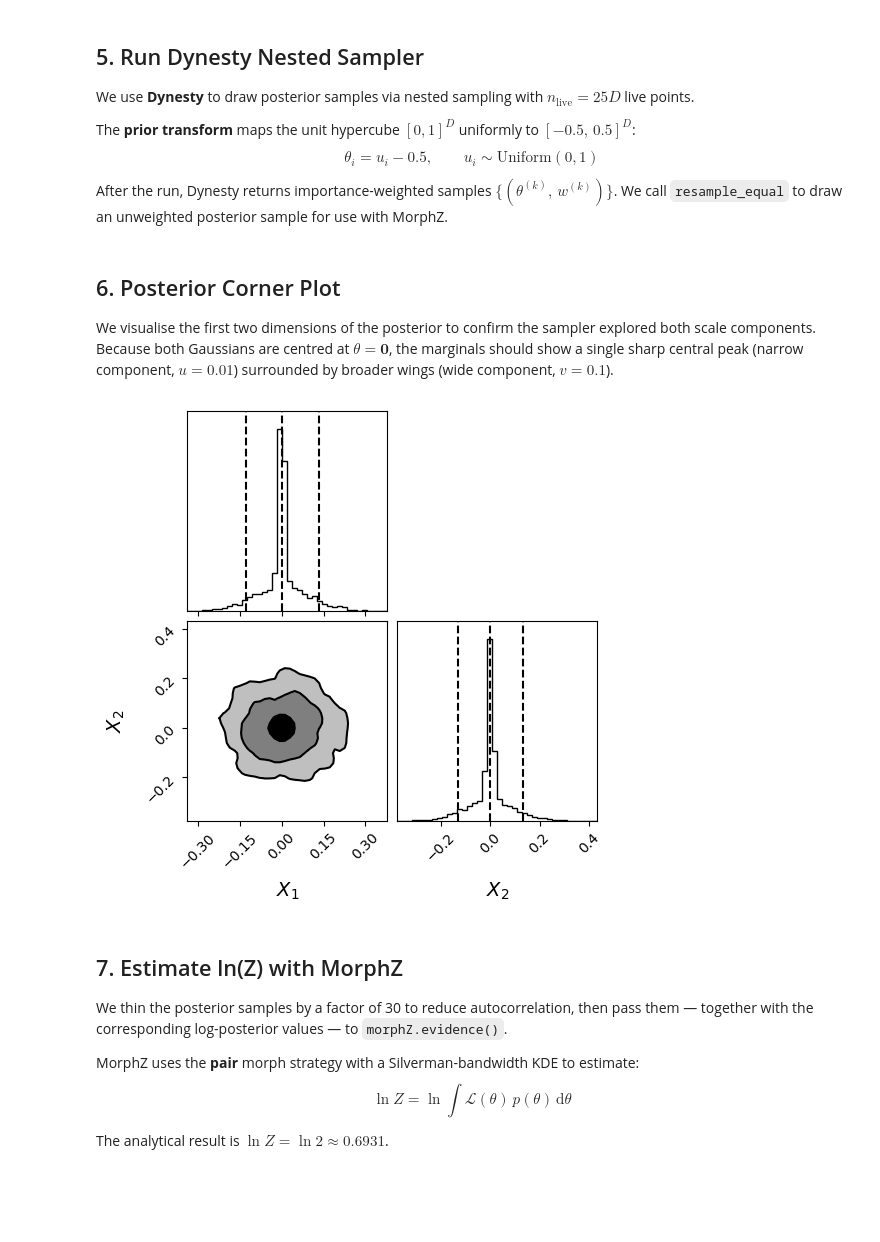
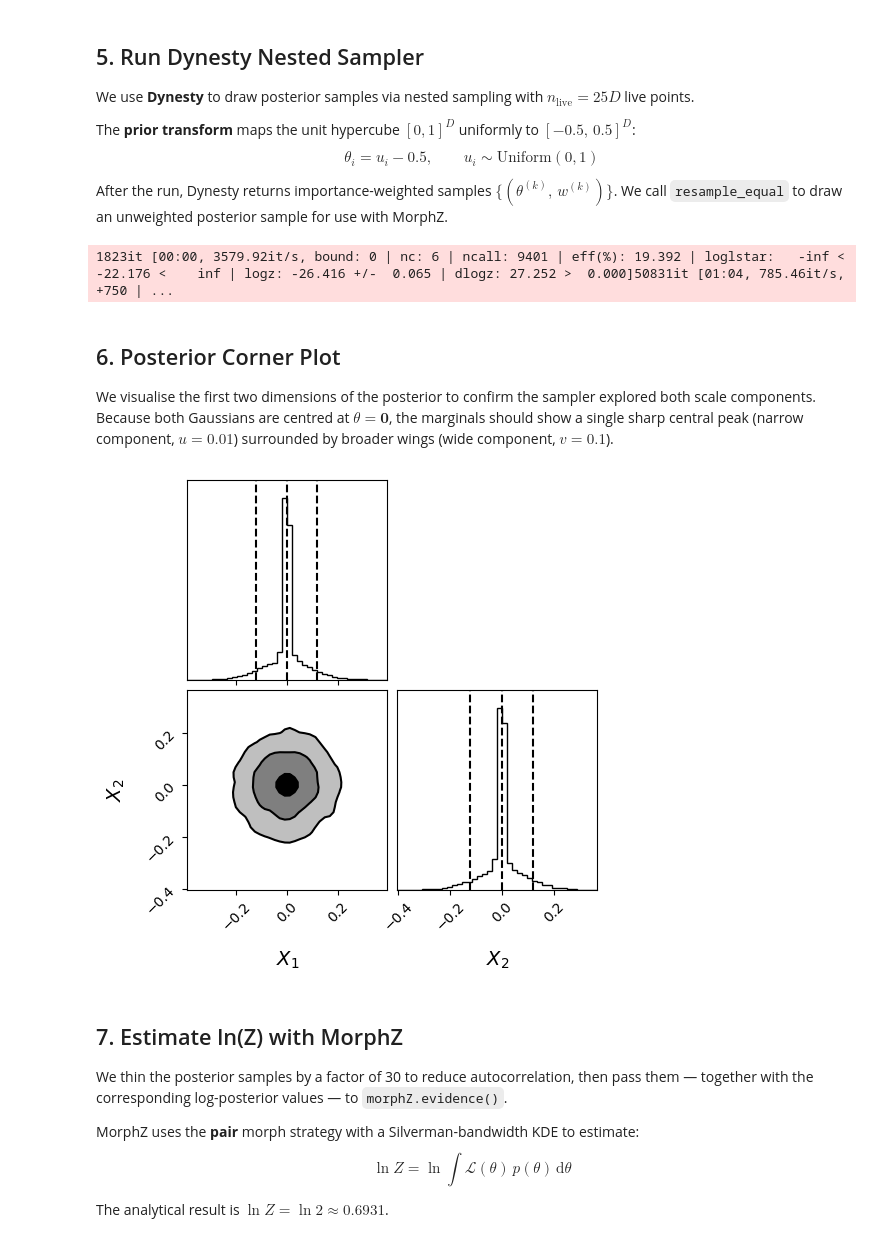
Before and after one commit to EL-MZ/MINS, a Jupyter notebook: examples/peak_sampling.ipynb, the cells around one changed output. Cells and saved outputs as stored; diff of their text form; code cells hidden in the pictures; blank space fills up the shorter version.

```diff
--- a/examples/peak_sampling.ipynb
+++ b/examples/peak_sampling.ipynb
@@ -135,9 +135,9 @@ $$
 After the run, Dynesty returns importance-weighted samples $\{(\theta^{(k)},\, w^{(k)})\}$. We call `resample_equal` to draw an unweighted posterior sample for use with MorphZ.
 # %%
 
-ndim = 10  # number of parameters/dimensions
+ndim = 15  # number of parameters/dimensions
 # nlive = 20 * ndim  # number of live points (analogous to nwalkers)
-nlive = 25 * ndim  # number of live points (analogous to nwalkers)
+nlive = 2*25 * ndim  # number of live points (analogous to nwalkers)
 
 
 
@@ -158,7 +158,7 @@ log_z_NS_err = np.zeros(NN)
 
 for i in range(NN):
     sampler = dynesty.NestedSampler(lnlikefn, prior_transform, ndim, nlive=nlive)
-    sampler.run_nested(dlogz=0.0001, maxiter=2000000,print_progress=True)
+    sampler.run_nested(dlogz=1e-6, maxiter=2000000,print_progress=True)
     res = sampler.results
     log_z_NS[i] = res.logz[-1]
     log_z_NS_err[i] = res.logzerr[-1]
@@ -168,6 +168,8 @@ for i in range(NN):
 # dynesty provides weighted samples; here we compute equal-weight samples.
 samples_ns, weights = res.samples, np.exp(res.logwt - res.logz[-1])
 posterior_samples = dyfunc.resample_equal(samples_ns, weights)
+# %% [output]
+1823it [00:00, 3579.92it/s, bound: 0 | nc: 6 | ncall: 9401 | eff(%): 19.392 | loglstar:   -inf < -22.176 <    inf | logz: -26.416 +/-  0.065 | dlogz: 27.252 >  0.000]50831it [01:04, 785.46it/s, +750 | ...
 # %% [markdown]
 ## 6. Posterior Corner Plot
 
@@ -175,19 +177,19 @@ We visualise the first two dimensions of the posterior to confirm the sampler ex
 # %%
 
 fig = corner.corner(
-    posterior_samples[:,:2], bins=40,labels=[r"$X_{1}$",r"$X_{2}$"],label_kwargs = {"fontsize": 14},truth_color="dodgerblue",hist_kwargs={"density": True},quantiles=[0.05, 0.5, 0.95],
+    posterior_samples[::1,:2], bins=40,labels=[r"$X_{1}$",r"$X_{2}$"],label_kwargs = {"fontsize": 14},truth_color="dodgerblue",hist_kwargs={"density": True},quantiles=[0.05, 0.5, 0.95],
     show_titles=False,
     fontzise=24,
     title_fmt=".2f",
     plot_datapoints=False,
     fill_contours=True,
     levels=(0.5, 0.8, 0.95),
     smooth=1.0
 )
 
 plt.show()
 # %% [output]
-[figure, old version]
+[figure, new version]
 # %% [markdown]
 ## 7. Estimate ln(Z) with MorphZ
 
```
Also changed, not shown: parts of 3 cells of this notebook, 32 other files.
